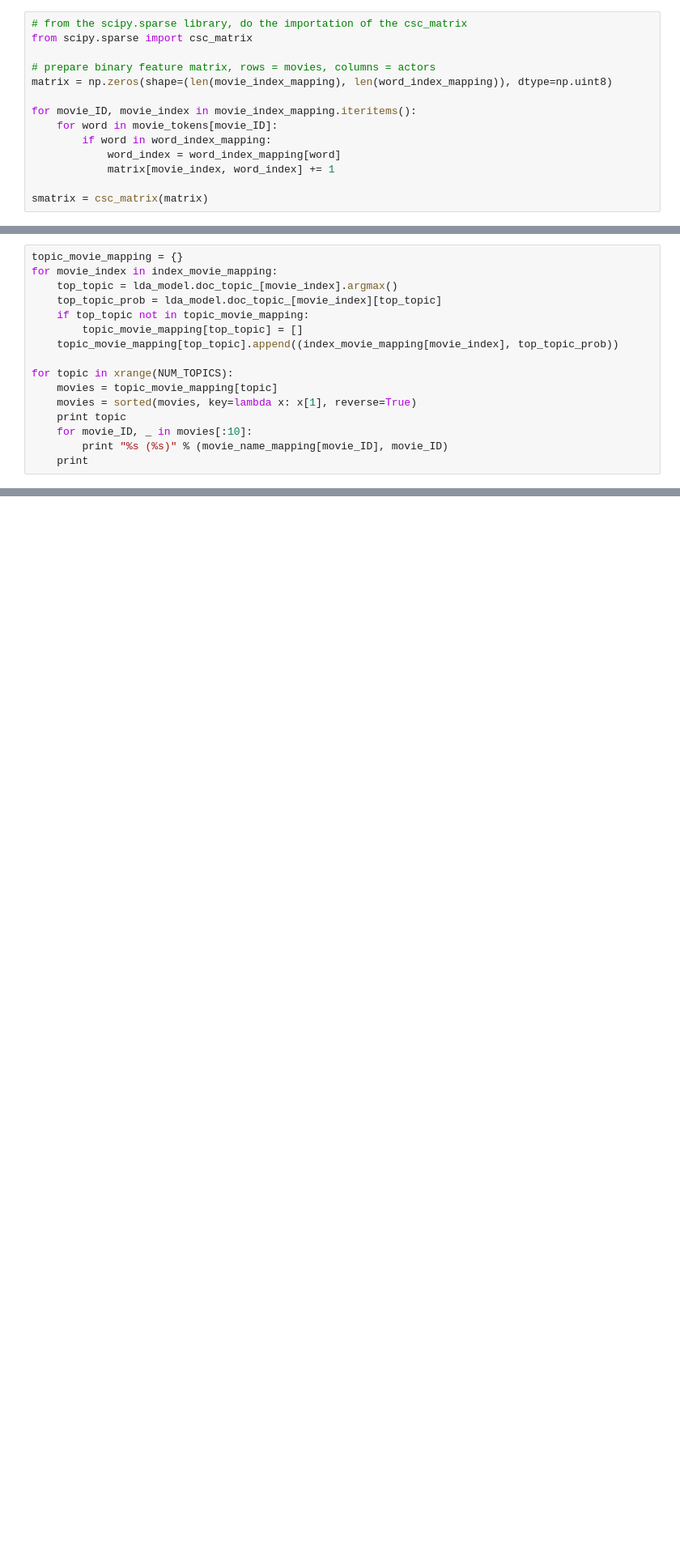
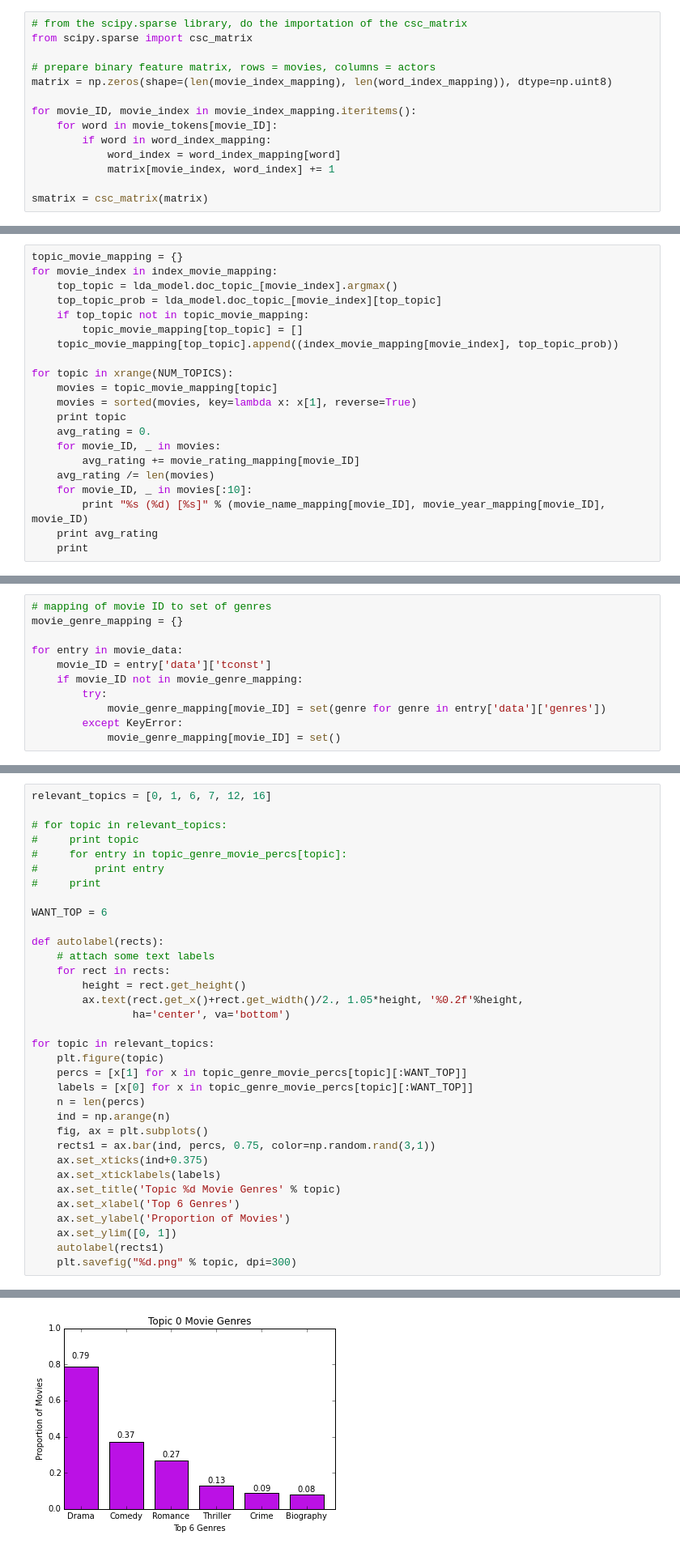
Before and after one commit to curtislb/MovieAnalysis, a Jupyter notebook: analysis/Storyline Analysis.ipynb, the cells around one changed output, grey strips where cells are left out. Shown: that part at 81% size. Cells and saved outputs as stored; diff of their text form; blank space fills up the shorter version.

```diff
--- a/analysis/Storyline Analysis.ipynb
+++ b/analysis/Storyline Analysis.ipynb
@@ -171,8 +175,13 @@ for topic in xrange(NUM_TOPICS):
     movies = topic_movie_mapping[topic]
     movies = sorted(movies, key=lambda x: x[1], reverse=True)
     print topic
+    avg_rating = 0.
+    for movie_ID, _ in movies:
+        avg_rating += movie_rating_mapping[movie_ID]
+    avg_rating /= len(movies)
     for movie_ID, _ in movies[:10]:
-        print "%s (%s)" % (movie_name_mapping[movie_ID], movie_ID)
+        print "%s (%d) [%s]" % (movie_name_mapping[movie_ID], movie_year_mapping[movie_ID], movie_ID)
+    print avg_rating
     print
 # %% [output]
 0
@@ -220,0 +212,11 @@ see see see see see see see see see see see see see see see see see see see see
+# %%
+# mapping of movie ID to set of genres
+movie_genre_mapping = {}
+
+for entry in movie_data:
+    movie_ID = entry['data']['tconst']
+    if movie_ID not in movie_genre_mapping:
+        try:
+            movie_genre_mapping[movie_ID] = set(genre for genre in entry['data']['genres'])
+        except KeyError:
+            movie_genre_mapping[movie_ID] = set()
@@ -220,0 +246,35 @@ see see see see see see see see see see see see see see see see see see see see
+# %%
+relevant_topics = [0, 1, 6, 7, 12, 16]
+
+# for topic in relevant_topics:
+#     print topic
+#     for entry in topic_genre_movie_percs[topic]:
+#         print entry
+#     print
+
+WANT_TOP = 6
+
+def autolabel(rects):
+    # attach some text labels
+    for rect in rects:
+        height = rect.get_height()
+        ax.text(rect.get_x()+rect.get_width()/2., 1.05*height, '%0.2f'%height,
+                ha='center', va='bottom')
+
+for topic in relevant_topics:
+    plt.figure(topic)
+    percs = [x[1] for x in topic_genre_movie_percs[topic][:WANT_TOP]]
+    labels = [x[0] for x in topic_genre_movie_percs[topic][:WANT_TOP]]
+    n = len(percs)
+    ind = np.arange(n)
+    fig, ax = plt.subplots()
+    rects1 = ax.bar(ind, percs, 0.75, color=np.random.rand(3,1))
+    ax.set_xticks(ind+0.375)
+    ax.set_xticklabels(labels)
+    ax.set_title('Topic %d Movie Genres' % topic)
+    ax.set_xlabel('Top 6 Genres')
+    ax.set_ylabel('Proportion of Movies')
+    ax.set_ylim([0, 1])
+    autolabel(rects1)
+    plt.savefig("%d.png" % topic, dpi=300)
+# %% [output]
@@ -220,0 +282 @@ see see see see see see see see see see see see see see see see see see see see
+[figure, added]
```
Also changed, not shown: parts of 13 cells of this notebook, 47 other files.
